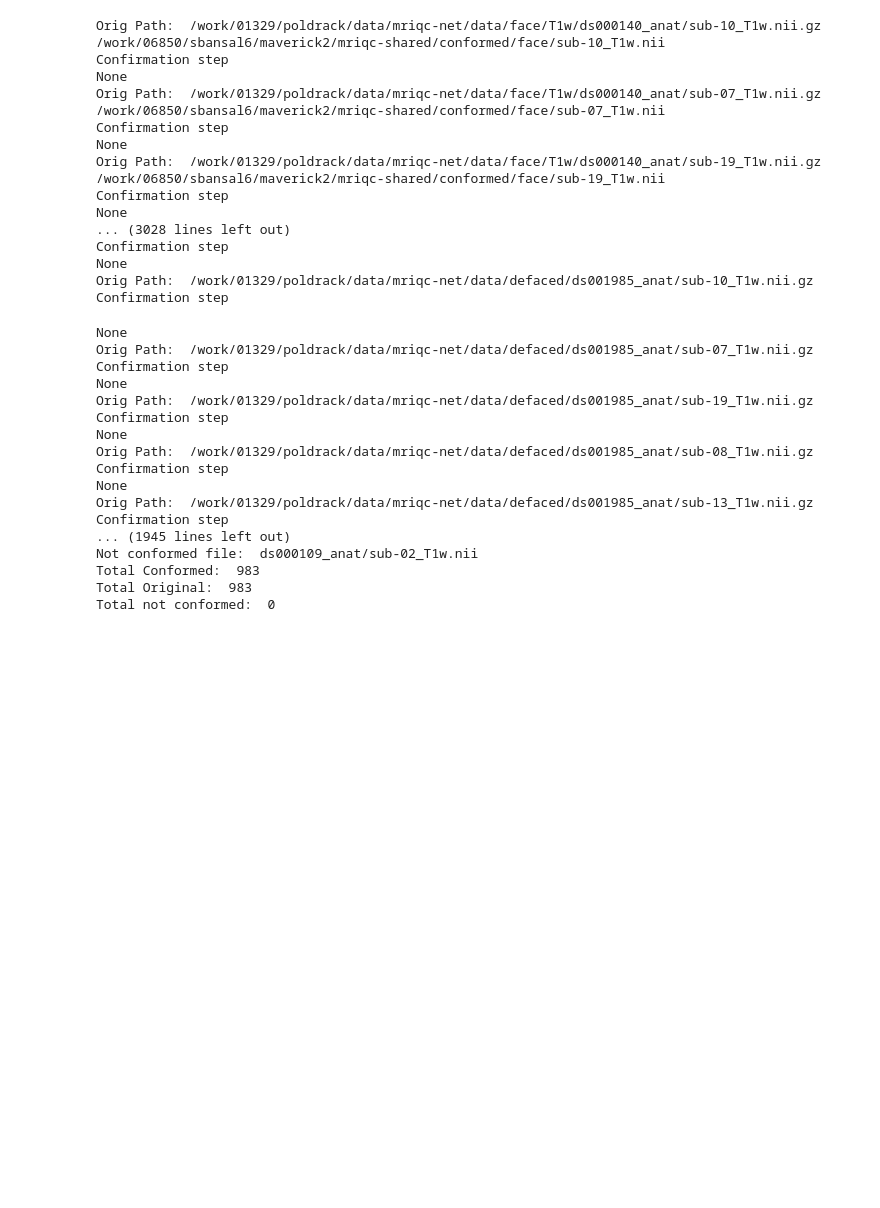
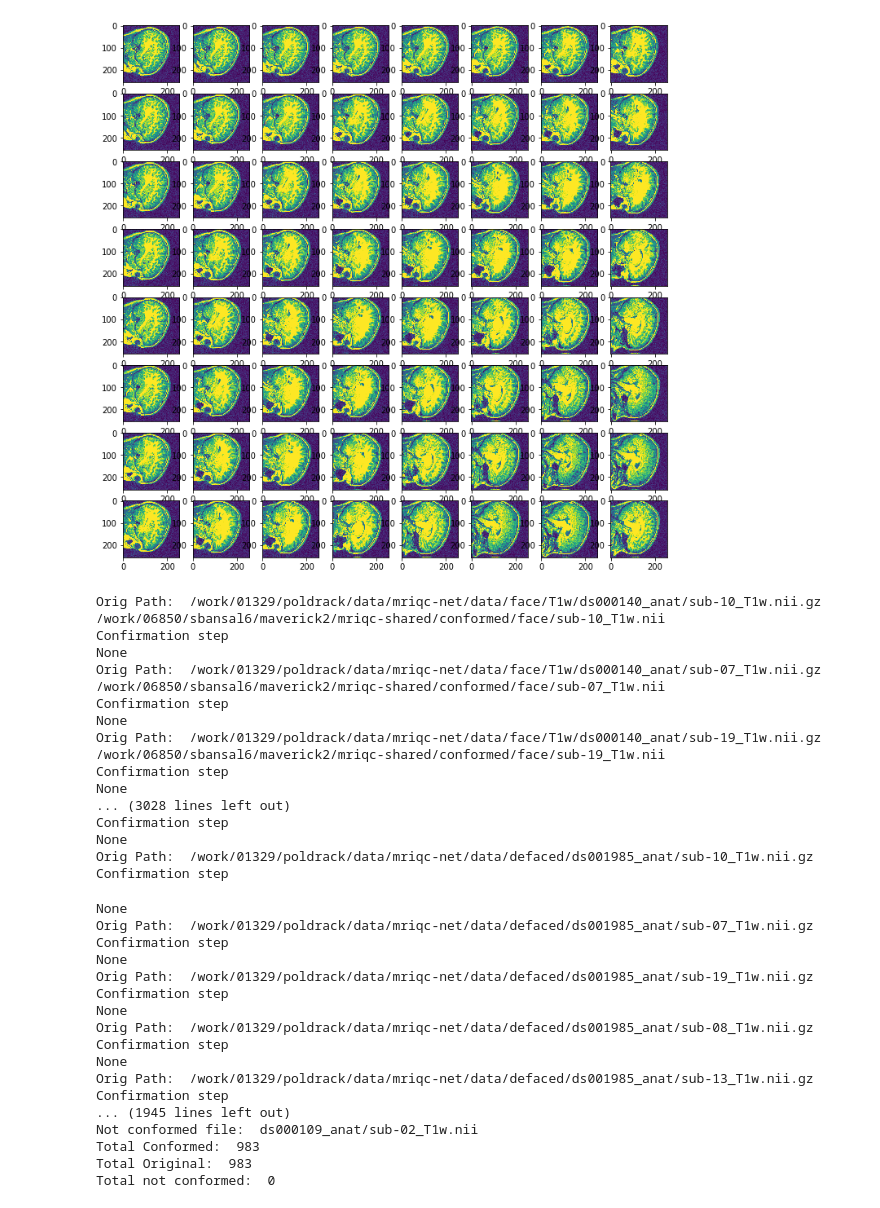
Before and after one commit to nipreps/nondefaced-detector, a Jupyter notebook: defacing/examples/playground.ipynb, the cells around one changed output. Drawn from its saved outputs; the diff is of its cells as text; code cells hidden in the pictures; blank space fills up the shorter version.

```diff
--- a/defacing/examples/playground.ipynb
+++ b/defacing/examples/playground.ipynb
@@ -213,6 +26,77 @@ block_shape = (128, 128, 128)
 training_paths = zip(paths, labels)
 
 print(training_paths)
+# %%
+import sys
+sys.path.append("..")
+
+from sklearn import preprocessing
+
+import matplotlib
+matplotlib.use('Agg')
+import matplotlib.pyplot as plt
+import binascii
+from helpers.utils import load_vol, save_vol
+from preprocessing.normalization import standardize_volume, normalize_volume
+from preprocessing.conform import conform_data
+import numpy as np
+import nibabel as nb
+from glob import glob
+from pathlib import Path
+from shutil import *
+import subprocess
+
+orig_data_face = "/work/01329/poldrack/data/mriqc-net/data/face/T1w"
+
+in_file = '/work/01329/poldrack/data/mriqc-net/data/face/T1w/ds000119_anat/sub-69_T1w.nii.gz'
+
+def clip(x, q=90):
+
+    min_val = 0
+    max_val = np.percentile(
+        x, q,
+        axis=None
+    )
+
+    x = np.clip(
+        x,
+        a_min=min_val,
+        a_max=max_val
+    )
+
+    return x
+
+def standardize(x):
+
+    std = np.std(x)
+    median = np.percentile(x, q=50,axis=None)
+    return (x - median) / std
+
+def normalize(x):
+    min_vol = np.min(x)
+    max_vol = np.max(x)
+
+    return (x - min_vol) / (max_vol - min_vol + 1e-3)
+
+%matplotlib inline
+
+f, axarr = plt.subplots(8, 8, figsize=(12, 12))
+
+if isinstance(in_file, (str, Path)):
+    in_file = nb.load(in_file)
+    out = clip(np.array(in_file.dataobj))
+    out = normalize(out)
+    out = standardize(out)
+
+    for i in range(1, 9):
+        for j in range(1, 9):
+#             plt.plot(out[i*j, :, :])
+            axarr[i-1, j-1].imshow(out[i*j + 64, :, :])
+
+# plt.show()
+#     print(in_file)
+# %% [output]
+[figure, added]
 # %%
 import os, sys
 
```
Also changed, not shown: parts of 2 cells of this notebook, 2 other files.
